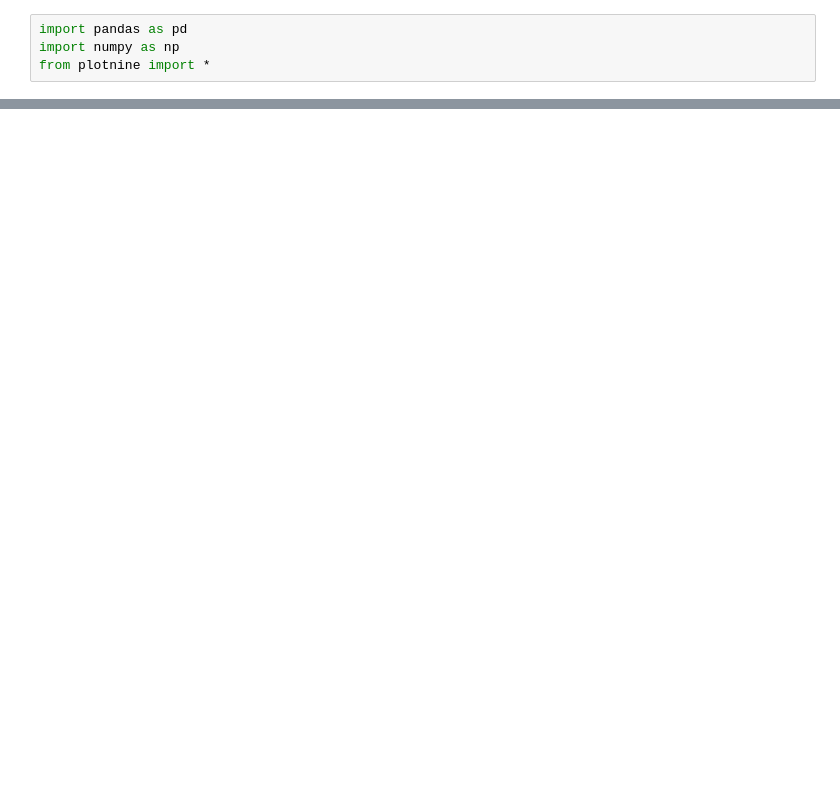
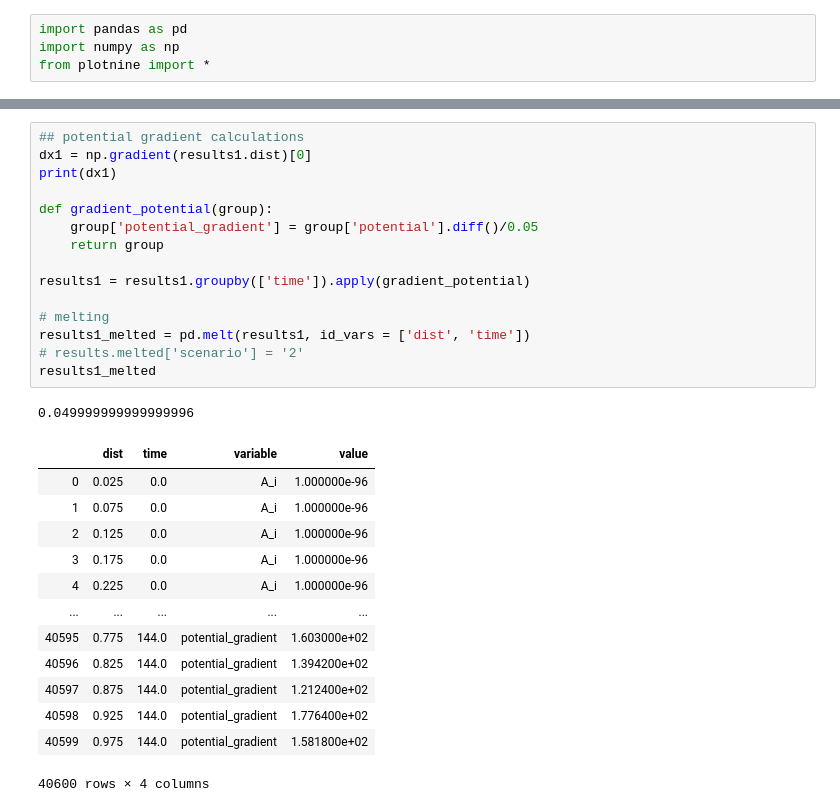
Before and after one commit to p-ortega/reactive-transport, a Jupyter notebook: sprocati2019/sprocati2019.ipynb, the cells around one changed output, grey strips where cells are left out. Cells and saved outputs as stored; diff of their text form; blank space fills up the shorter version.

```diff
--- a/sprocati2019/sprocati2019.ipynb
+++ b/sprocati2019/sprocati2019.ipynb
@@ -31,0 +36,30 @@ results_melted
+# %%
+## potential gradient calculations
+dx1 = np.gradient(results1.dist)[0]
+print(dx1)
+
+def gradient_potential(group):
+    group['potential_gradient'] = group['potential'].diff()/0.05
+    return group
+
+results1 = results1.groupby(['time']).apply(gradient_potential)
+
+# melting
+results1_melted = pd.melt(results1, id_vars = ['dist', 'time'])
+# results.melted['scenario'] = '2'
+results1_melted
+# %% [output]
+0.049999999999999996
+|  | dist | time | variable | value |
+| 0 | 0.025 | 0.0 | A_i | 1.000000e-96 |
+| 1 | 0.075 | 0.0 | A_i | 1.000000e-96 |
+| 2 | 0.125 | 0.0 | A_i | 1.000000e-96 |
+| 3 | 0.175 | 0.0 | A_i | 1.000000e-96 |
+| 4 | 0.225 | 0.0 | A_i | 1.000000e-96 |
+| ... | ... | ... | ... | ... |
+| 40595 | 0.775 | 144.0 | potential_gradient | 1.603000e+02 |
+| 40596 | 0.825 | 144.0 | potential_gradient | 1.394200e+02 |
+| 40597 | 0.875 | 144.0 | potential_gradient | 1.212400e+02 |
+| 40598 | 0.925 | 144.0 | potential_gradient | 1.776400e+02 |
+| 40599 | 0.975 | 144.0 | potential_gradient | 1.581800e+02 |
+40600 rows × 4 columns
```
Also changed, not shown: parts of 8 cells of this notebook, 12 other files.
